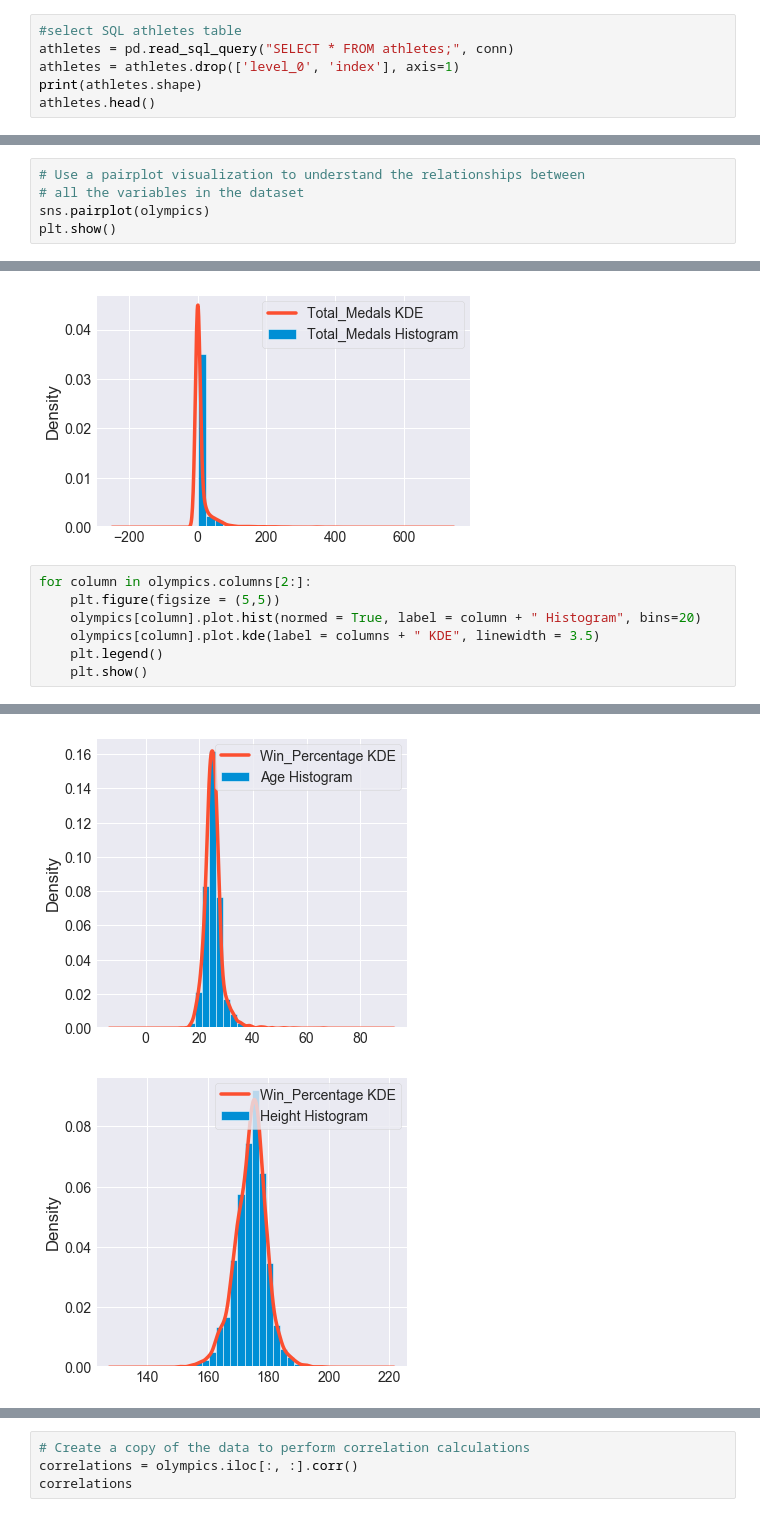
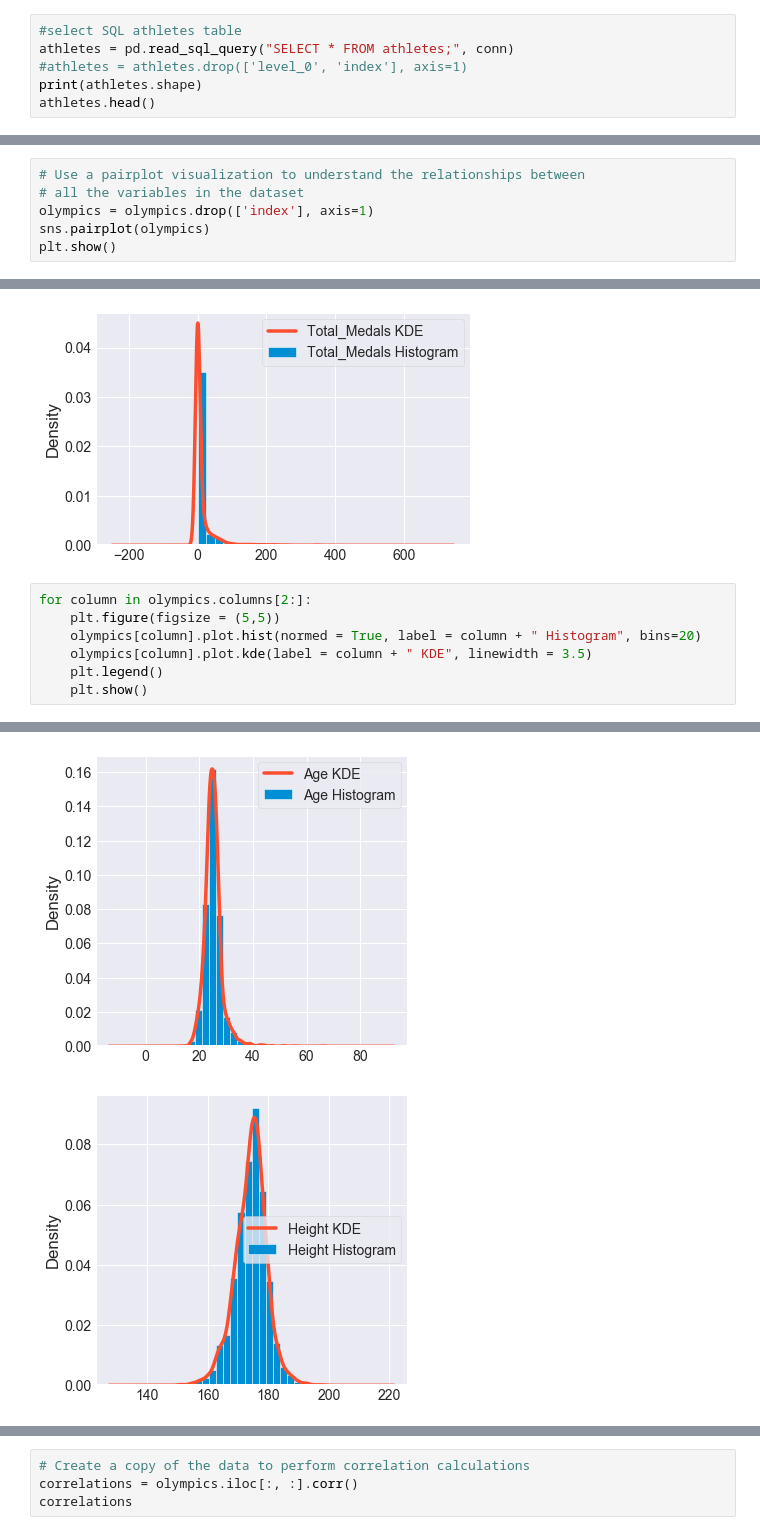
Before and after one commit to acdick/olympic_medal_count, a Jupyter notebook: Source/03_Exploratory_Data_Analysis.ipynb, the cells around one changed output, grey strips where cells are left out. Drawn from its saved outputs; the diff is of its cells as text.

```diff
--- a/Source/03_Exploratory_Data_Analysis.ipynb
+++ b/Source/03_Exploratory_Data_Analysis.ipynb
@@ -25,7 +25,7 @@ def close_c_conn():
 # %%
 #select SQL athletes table
 athletes = pd.read_sql_query("SELECT * FROM athletes;", conn)
-athletes = athletes.drop(['level_0', 'index'], axis=1)
+#athletes = athletes.drop(['level_0', 'index'], axis=1)
 print(athletes.shape)
 athletes.head()
 # %% [output]
@@ -85,6 +85,7 @@ olympics.describe()
 # %%
 # Use a pairplot visualization to understand the relationships between
 # all the variables in the dataset
+olympics = olympics.drop(['index'], axis=1)
 sns.pairplot(olympics)
 plt.show()
 # %% [output]
@@ -100,7 +101,7 @@ plt.show()
 for column in olympics.columns[2:]:
     plt.figure(figsize = (5,5))
     olympics[column].plot.hist(normed = True, label = column + " Histogram", bins=20)
-    olympics[column].plot.kde(label = columns + " KDE", linewidth = 3.5)
+    olympics[column].plot.kde(label = column + " KDE", linewidth = 3.5)
     plt.legend()
     plt.show()
 # %% [output]
@@ -114,2 +115,2 @@ for column in olympics.columns[2:]:
-[figure, old version]
+[figure, new version]
-[figure, old version]
+[figure, new version]
```
Also changed, not shown: parts of 11 cells of this notebook, 2 other files.
